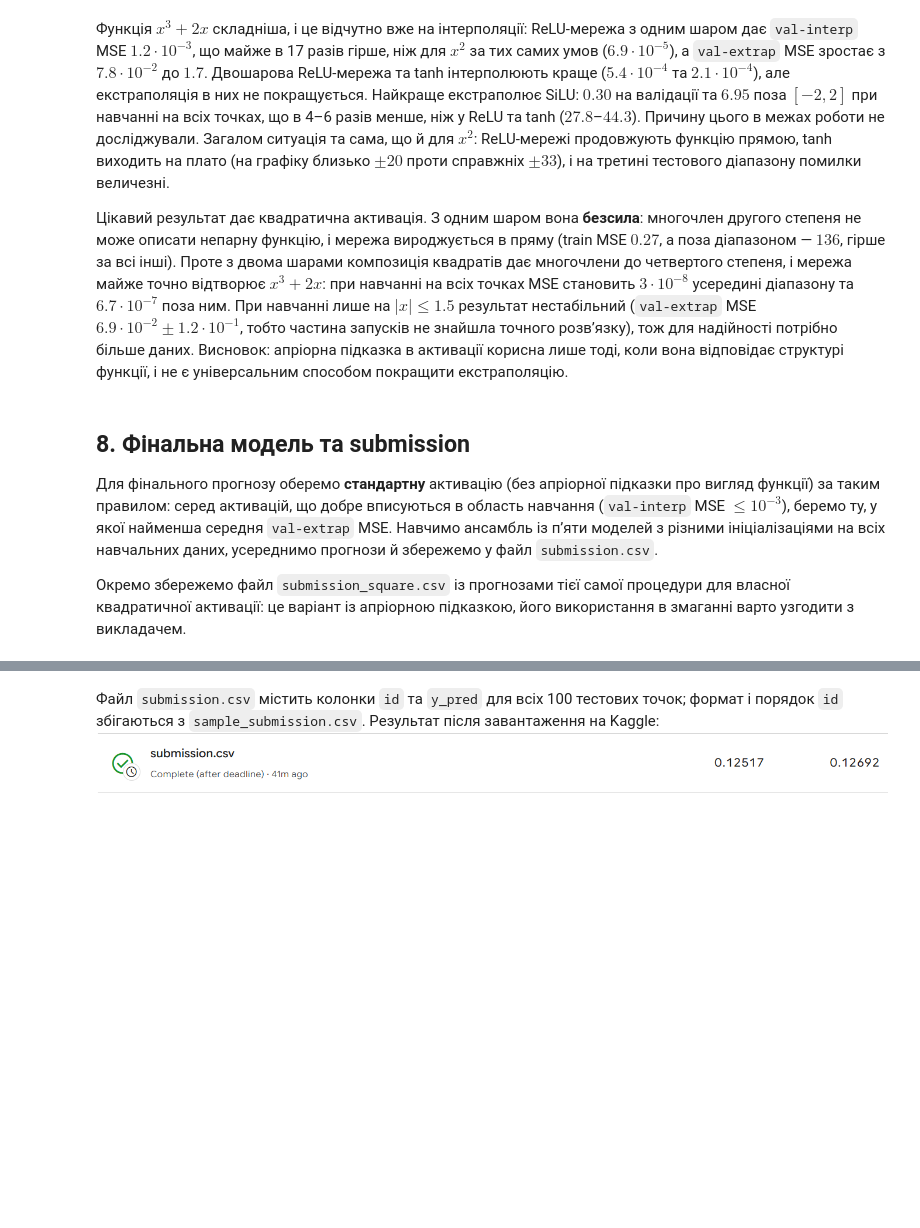
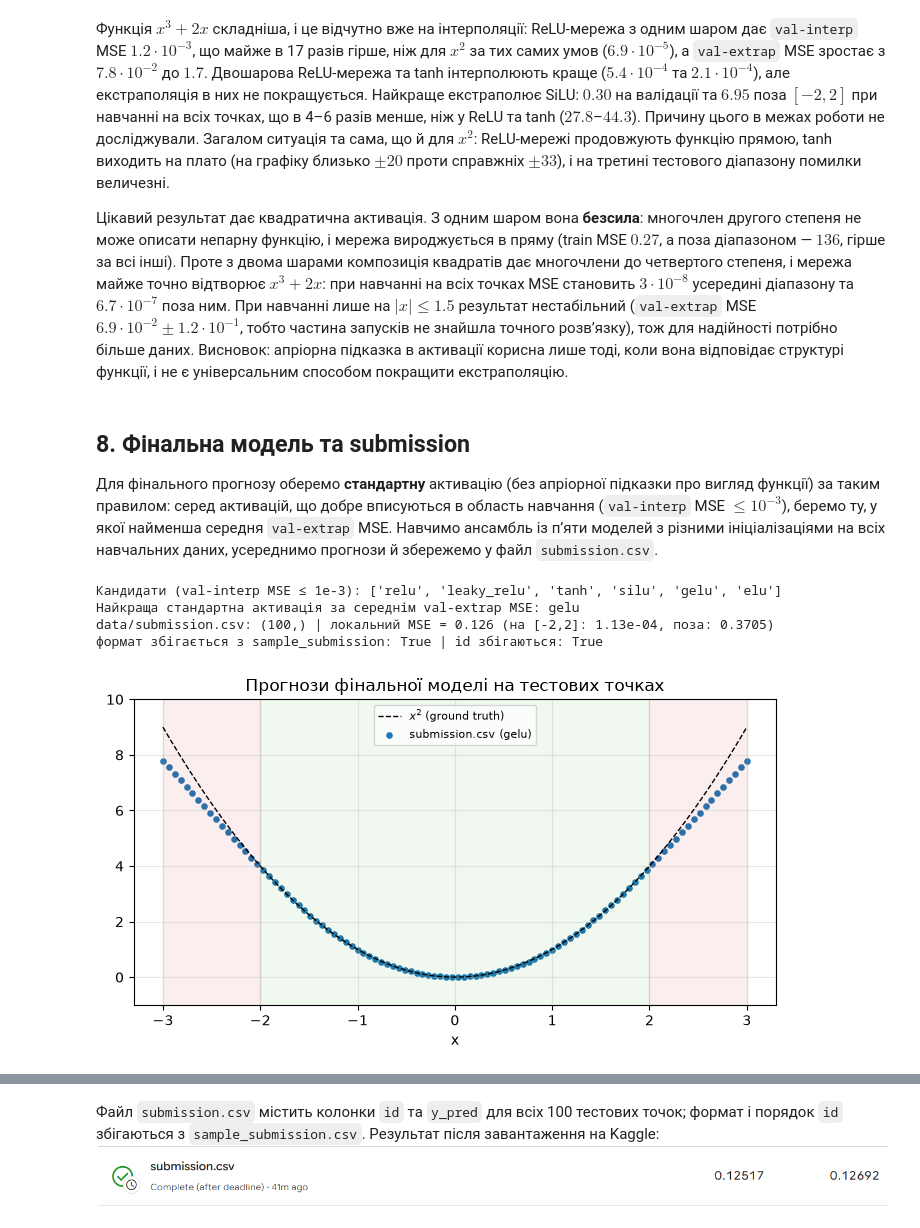
Before and after one commit to Roma363/DL, a Jupyter notebook: lab-2/sample.ipynb, the cells around one changed output, grey strips where cells are left out. Drawn from its saved outputs; the diff is of its cells as text; code cells hidden in the pictures; blank space fills up the shorter version.

```diff
--- a/lab-2/sample.ipynb
+++ b/lab-2/sample.ipynb
@@ -727,8 +819,6 @@ plt.tight_layout(); plt.show()
 ## **8. Фінальна модель та submission**
 
 Для фінального прогнозу оберемо **стандартну** активацію (без апріорної підказки про вигляд функції) за таким правилом: серед активацій, що добре вписуються в область навчання (`val-interp` MSE $\le 10^{-3}$), беремо ту, у якої найменша середня `val-extrap` MSE. Навчимо ансамбль із п’яти моделей з різними ініціалізаціями на всіх навчальних даних, усереднимо прогнози й збережемо у файл `submission.csv`.
-
-Окремо збережемо файл `submission_square.csv` із прогнозами тієї самої процедури для власної квадратичної активації: це варіант із апріорною підказкою, його використання в змаганні варто узгодити з викладачем.
 # %%
 cand = [n for n in ACTIVATIONS if "custom" not in n and last(act_runs[n], "vi").mean() <= 1e-3]
 best = min(cand, key=lambda n: last(act_runs[n], "ve").mean())
@@ -747,17 +837,22 @@ def make_submission(activation, path):
     return preds
 
 pred_main = make_submission(best, "data/submission.csv")
-pred_sq = make_submission("square (custom)", "data/submission_square.csv")
 
 hdr_ss, ss = load_csv("data/sample_submission.csv")
 print("формат збігається з sample_submission:", hdr_ss == ["id", "y_pred"], "| id збігаються:", bool((ss[:, 0].astype(int) == test_ids).all()))
+# %% [output]
+Кандидати (val-interp MSE ≤ 1e-3): ['relu', 'leaky_relu', 'tanh', 'silu', 'gelu', 'elu']
+Найкраща стандартна активація за середнім val-extrap MSE: gelu
+data/submission.csv: (100,) | локальний MSE = 0.126 (на [-2,2]: 1.13e-04, поза: 0.3705)
+формат збігається з sample_submission: True | id збігаються: True
 # %%
 fig, ax = plt.subplots(figsize=(7, 4))
 ax.plot(xg, xg ** 2, "k--", lw=1, label="$x^2$ (ground truth)")
 ax.scatter(x_test, pred_main, s=14, label=f"submission.csv ({best})")
-ax.scatter(x_test, pred_sq, s=14, marker="x", label="submission_square.csv")
 zones(ax, full=True); ax.set_ylim(-1, 10); ax.grid(alpha=.3); ax.legend(fontsize=8)
-ax.set_title("Прогнози фінальних моделей на тестових точках"); ax.set_xlabel("x")
+ax.set_title("Прогнози фінальної моделі на тестових точках"); ax.set_xlabel("x")
 plt.tight_layout(); plt.show()
+# %% [output]
+[figure, added]
 # %% [markdown]
 Правило відбору обрало GELU: серед шести кандидатів із `val-interp` MSE $\le 10^{-3}$ (ReLU, LeakyReLU, tanh, SiLU, GELU, ELU) вона має найменшу середню `val-extrap` MSE ($4.0 \cdot 10^{-2}$). Чесно зазначимо, що на валідації її перевага над ReLU, SiLU та ELU лежить у межах розкиду між запусками, але діагностика розділу 6 вибір підтверджує: GELU та SiLU мають найменші помилки на всьому тестовому діапазоні ($0.127$ та $0.135$ проти $0.211$ у ReLU). Ансамбль із п’яти GELU-мереж, навчений на всіх даних, дає локальну оцінку MSE $0.126$ ($1.1 \cdot 10^{-4}$ на $[-2, 2]$ та $0.37$ поза цим відрізком). Ця оцінка обчислена за відомою формулою $x^2$ і слугує лише діагностикою: офіційний результат дасть завантаження файлу на Kaggle.
```
Also changed, not shown: parts of 19 cells of this notebook.
